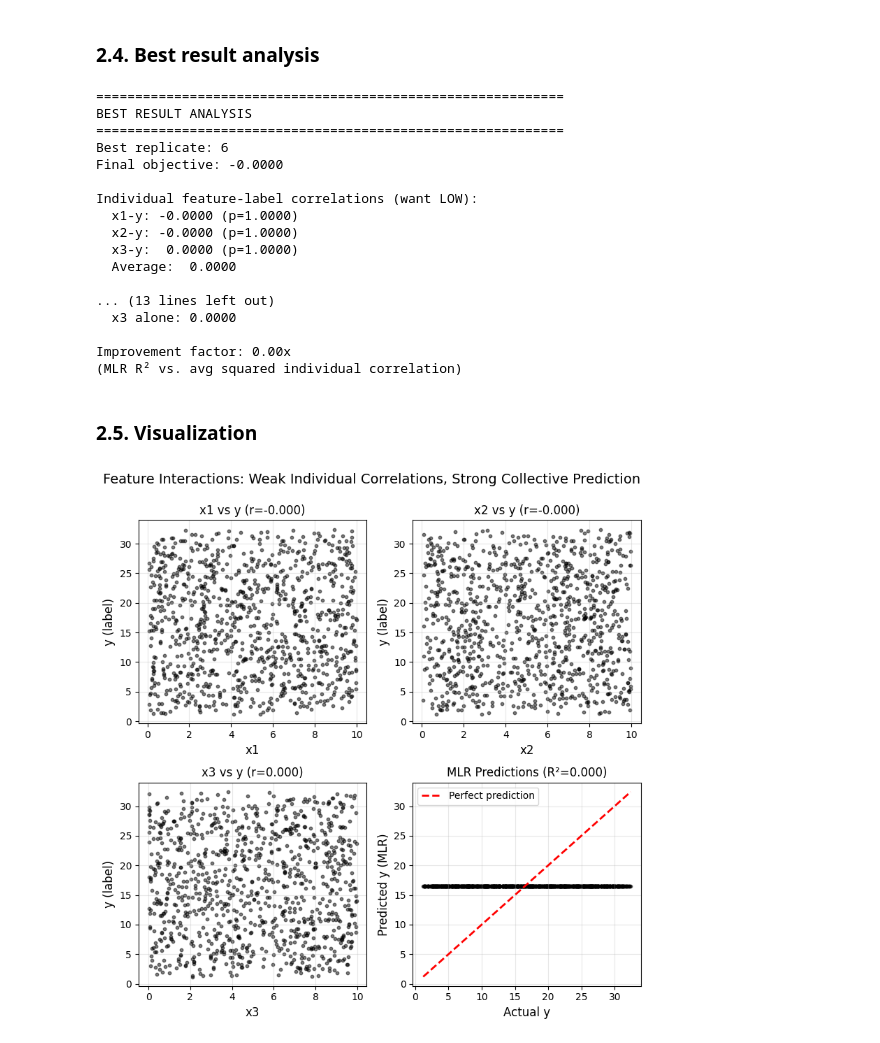
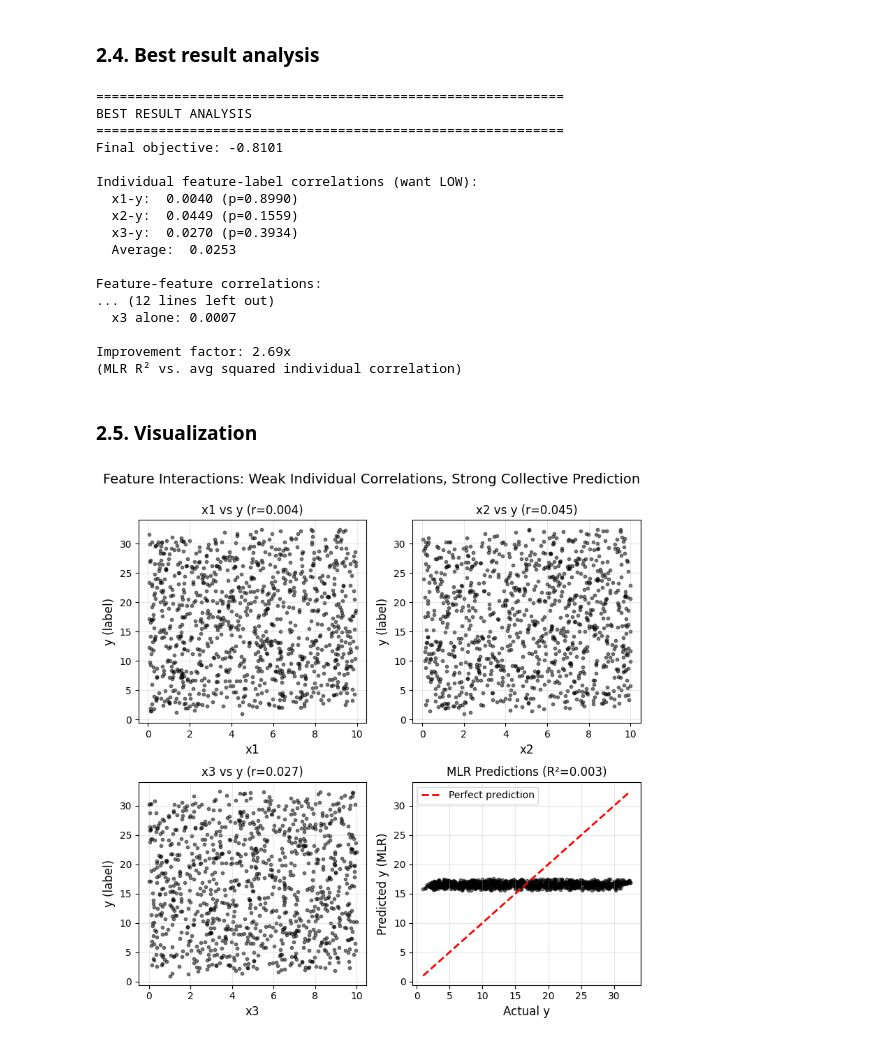
Before and after one commit to gperdrizet/hill_climber, a Jupyter notebook: notebooks/05-feature_interactions.ipynb, the cells around one changed output. Cells and saved outputs as stored; diff of their text form; code cells hidden in the pictures.

```diff
--- a/notebooks/05-feature_interactions.ipynb
+++ b/notebooks/05-feature_interactions.ipynb
@@ -248,20 +248,21 @@ def objective_feature_interactions(x1, x2, x3, y):
 # %% [markdown]
 ### 2.2. Hill climbing run
 # %%
-# Create HillClimber instance
+# Create HillClimber instance with replica exchange
 climber = HillClimber(
     data=data,
     objective_func=objective_feature_interactions,
     max_time=run_time,
-    step_size=step_size,
+    step_spread=step_spread,
     perturb_fraction=perturb_fraction,
     temperature=temperature,
+    T_max=T_max,
+    n_replicas=n_replicas,
     cooling_rate=cooling_rate,
-    mode='maximize'
+    mode='maximize',
+    plot_progress=1,
+    plot_metrics=['MLR R²', 'Avg Individual Corr', 'Avg Feature Corr']
 )
 
-# Run parallel optimization
-results = climber.climb_parallel(
-    replicates=replicates,
-    initial_noise=initial_noise
-)
+# Run optimization
+best_data, history_df = climber.climb()
@@ -289,35 +294,29 @@ print("="*60)
 print("BEST RESULT ANALYSIS")
 print("="*60)
 
-# Find the replicate with highest objective value
-best_idx = np.argmax([steps_df['Objective value'].iloc[-1]
-                      for _, _, steps_df in results['results']])
-noisy_initial_best, best_data_final, best_steps = results['results'][best_idx]
-
-print(f"Best replicate: {best_idx + 1}")
-print(f"Final objective: {best_steps['Objective value'].iloc[-1]:.4f}")
+print(f"Final objective: {history_df['Objective value'].iloc[-1]:.4f}")
 print()
 
 # Extract best features and label
-X_best = best_data_final[['x1', 'x2', 'x3']].values
-y_best = best_data_final['y'].values
+X_best = best_data[['x1', 'x2', 'x3']].values
+y_best = best_data['y'].values
 
 # Individual correlations
 print("Individual feature-label correlations (want LOW):")
 for col in ['x1', 'x2', 'x3']:
-    corr, p_val = pearsonr(best_data_final[col], best_data_final['y'])
+    corr, p_val = pearsonr(best_data[col], best_data['y'])
     print(f"  {col}-y: {corr:7.4f} (p={p_val:.4f})")
 
-avg_corr = np.mean([abs(pearsonr(best_data_final[col], best_data_final['y'])[0])
+avg_corr = np.mean([abs(pearsonr(best_data[col], best_data['y'])[0])
                     for col in ['x1', 'x2', 'x3']])
 print(f"  Average: {avg_corr:7.4f}")
 print()
 
 # Feature intercorrelations
 print("Feature-feature correlations:")
-corr_x1_x2, _ = pearsonr(best_data_final['x1'], best_data_final['x2'])
-corr_x1_x3, _ = pearsonr(best_data_final['x1'], best_data_final['x3'])
-corr_x2_x3, _ = pearsonr(best_data_final['x2'], best_data_final['x3'])
+corr_x1_x2, _ = pearsonr(best_data['x1'], best_data['x2'])
+corr_x1_x3, _ = pearsonr(best_data['x1'], best_data['x3'])
+corr_x2_x3, _ = pearsonr(best_data['x2'], best_data['x3'])
 print(f"  x1-x2: {corr_x1_x2:7.4f}")
 print(f"  x1-x3: {corr_x1_x3:7.4f}")
 print(f"  x2-x3: {corr_x2_x3:7.4f}")
@@ -338,7 +337,7 @@ print()
 # Calculate what R² would be for each feature alone
 print("Individual feature regression R² (for comparison):")
 for i, col in enumerate(['x1', 'x2', 'x3']):
-    X_single = best_data_final[[col]].values
+    X_single = best_data[[col]].values
     model_single = LinearRegression()
     model_single.fit(X_single, y_best)
     y_pred_single = model_single.predict(X_single)
@@ -352,52 +351,52 @@ print("(MLR R² vs. avg squared individual correlation)")
 ============================================================
 BEST RESULT ANALYSIS
 ============================================================
-Best replicate: 6
-Final objective: -0.0000
+Final objective: -0.8101
 
 Individual feature-label correlations (want LOW):
-  x1-y: -0.0000 (p=1.0000)
-  x2-y: -0.0000 (p=1.0000)
-  x3-y:  0.0000 (p=1.0000)
-  Average:  0.0000
+  x1-y:  0.0040 (p=0.8990)
+  x2-y:  0.0449 (p=0.1559)
+  x3-y:  0.0270 (p=0.3934)
+  Average:  0.0253
 
-... (13 lines left out)
-  x3 alone: 0.0000
+Feature-feature correlations:
+... (12 lines left out)
+  x3 alone: 0.0007
 
-Improvement factor: 0.00x
+Improvement factor: 2.69x
 (MLR R² vs. avg squared individual correlation)
 # %% [markdown]
 ### 2.5. Visualization
 # %%
 # Visualize feature-label relationships and predictions
 fig, axes = plt.subplots(2, 2, figsize=(8, 8))
 
 # Individual feature plots
 for i, col in enumerate(['x1', 'x2', 'x3']):
     ax = axes[i // 2, i % 2]
-    ax.scatter(best_data_final[col], y_best, s=10, color='black', alpha=0.5)
+    ax.scatter(best_data[col], y_best, s=10, color='black', alpha=0.5)
     ax.set_xlabel(col, fontsize=12)
     ax.set_ylabel('y (label)', fontsize=12)
 
     # Add correlation to title
-    corr, _ = pearsonr(best_data_final[col], y_best)
+    corr, _ = pearsonr(best_data[col], y_best)
     ax.set_title(f'{col} vs y (r={corr:.3f})', fontsize=12)
     ax.grid(True, alpha=0.3)
 
 # Predicted vs actual
 ax = axes[1, 1]
 ax.scatter(y_best, y_pred_best, s=10, color='black', alpha=0.5)
 ax.plot([y_best.min(), y_best.max()], [y_best.min(), y_best.max()],
         'r--', lw=2, label='Perfect prediction')
 ax.set_xlabel('Actual y', fontsize=12)
 ax.set_ylabel('Predicted y (MLR)', fontsize=12)
 ax.set_title(f'MLR Predictions (R²={r2_best:.3f})', fontsize=12)
 ax.legend()
 ax.grid(True, alpha=0.3)
 
 fig.suptitle('Feature Interactions: Weak Individual Correlations, Strong Collective Prediction',
              fontsize=14, y=0.995)
 plt.tight_layout()
 plt.show()
 # %% [output]
-[figure, old version]
+[figure, new version]
```
Also changed, not shown: parts of 4 cells of this notebook, 11 other files.
